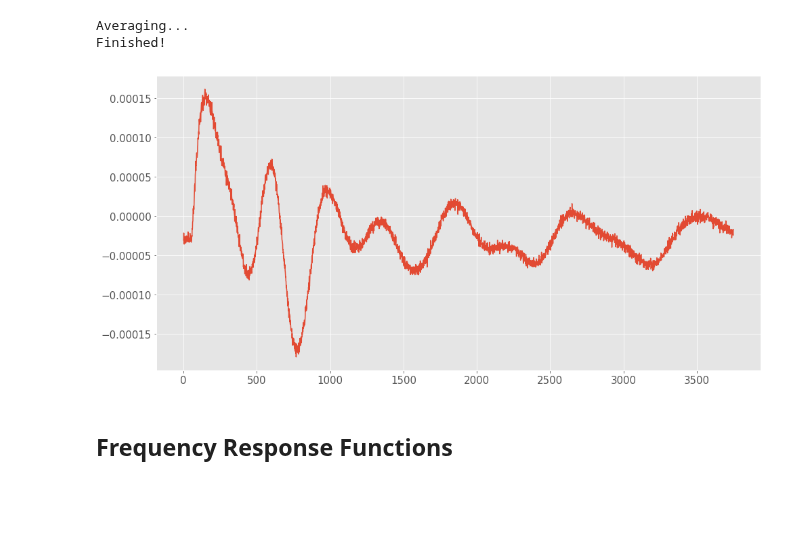
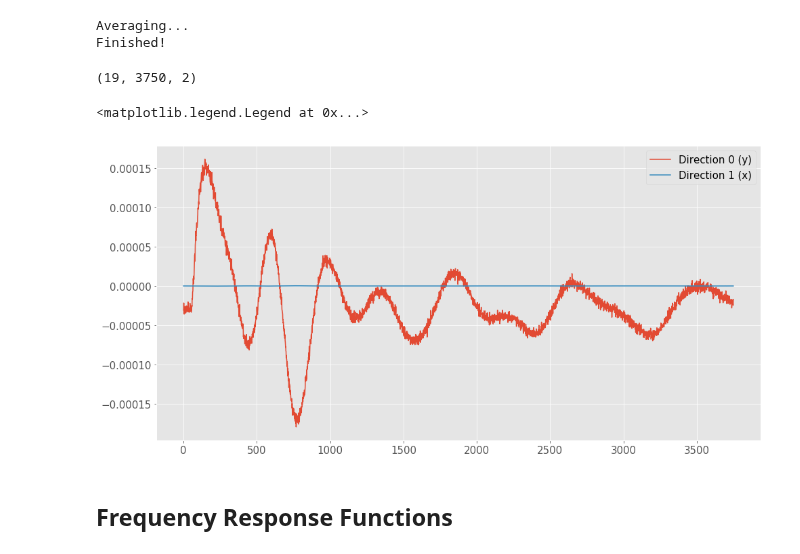
Before and after one commit to ladisk/ImageBasedModalAnalysisTutorial, a Jupyter notebook: Image Based Experimental Modal Analysis Tutorial.ipynb, the cells around one changed output. Drawn from its saved outputs; the diff is of its cells as text; code cells hidden in the pictures; blank space fills up the shorter version.

```diff
--- a/Image Based Experimental Modal Analysis Tutorial.ipynb
+++ b/Image Based Experimental Modal Analysis Tutorial.ipynb
@@ -234,23 +234,31 @@ ax.set_title('Gradient in $y$-direction');
 # %% [markdown]
 Displacement computation, implemented in ``pyidi``:
 # %%
-video.set_points(inds, n=n, method='simplified_optical_flow') # setting points for analysis
+video.set_points(points=inds) # setting points for analysis
+# %%
+video.set_method(method='sof',
+                mean_n_neighbours=n,
+                convert_from_px=4.86 * 1e-4,)
 # %% [markdown]
 ``get_displacements()`` method computes the displacements.
 # %%
-displacements = video.get_displacements(
-    mean_n_neighbours=n,
-    convert_from_px=4.86 * 1e-4,
-    )
+displacements = video.get_displacements()
 # %% [output]
 Averaging...
 Finished!
+# %%
+displacements.shape
+# %% [output]
+(19, 3750, 2)
 # %%
 show_identified_point = 14
 fig, ax = plt.subplots()
-ax.plot(displacements[:, show_identified_point]);
+ax.plot(displacements[show_identified_point, :, 0], label='Direction 0 (y)');
+ax.plot(displacements[show_identified_point, :, 1], label='Direction 1 (x)');
+plt.legend()
 # %% [output]
+<matplotlib.legend.Legend at 0x...>
-[figure, old version]
+[figure, new version]
 # %% [markdown]
 ## Frequency Response Functions
 # %%
```
Also changed, not shown: parts of 3 cells of this notebook.
